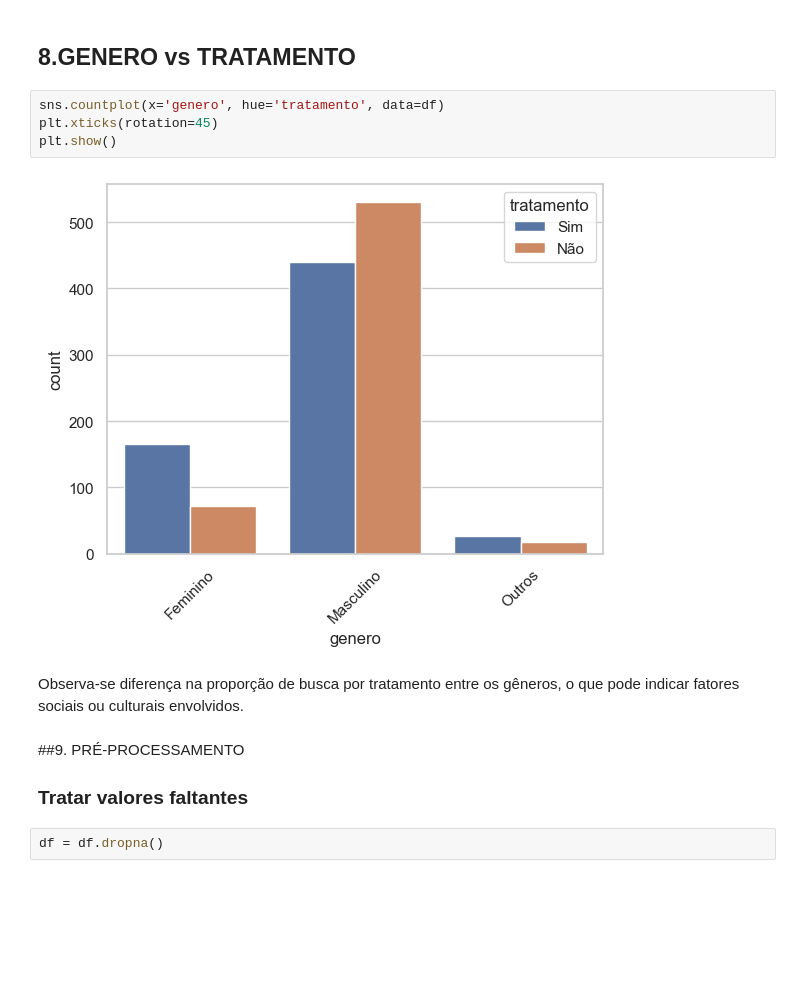
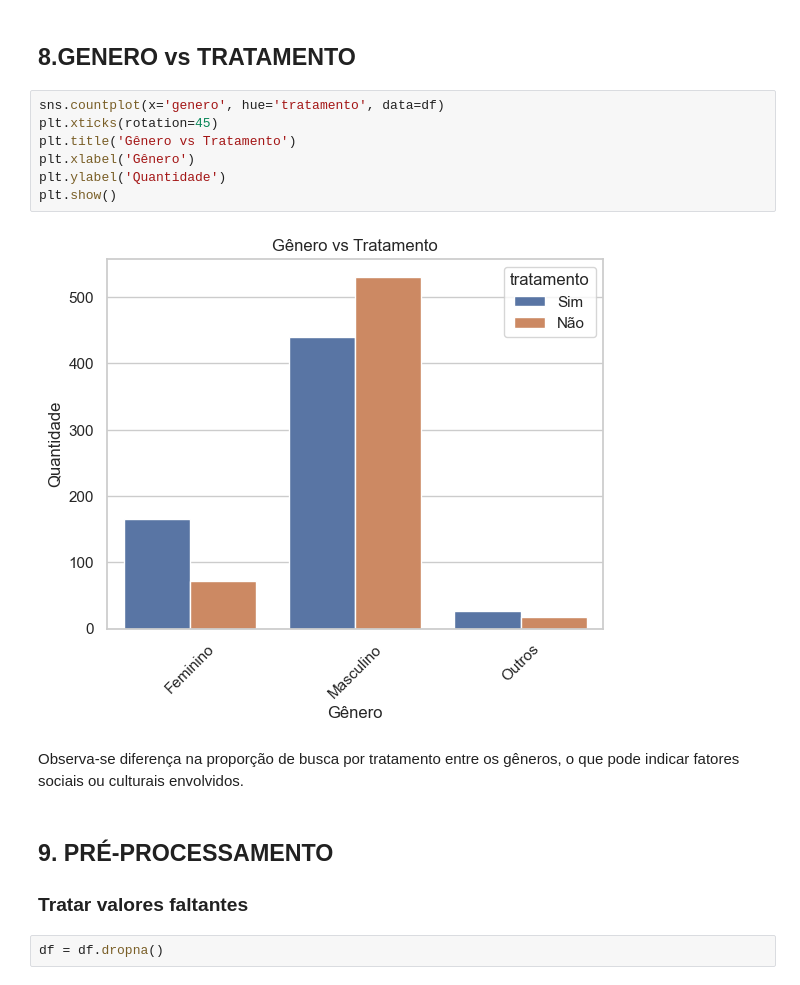
Before and after one commit to AlanTiem/MPV_Analise_Dados_Boas_Praticas, a Jupyter notebook: MPV_Analise_Dados_Boas_Praticas.ipynb, the cells around one changed output. Drawn from its saved outputs; the diff is of its cells as text; blank space fills up the shorter version.

```diff
--- a/MPV_Analise_Dados_Boas_Praticas.ipynb
+++ b/MPV_Analise_Dados_Boas_Praticas.ipynb
@@ -253,13 +253,16 @@ Indivíduos que buscaram tratamento apresentam uma leve variação na distribui
 # %%
 sns.countplot(x='genero', hue='tratamento', data=df)
 plt.xticks(rotation=45)
+plt.title('Gênero vs Tratamento')
+plt.xlabel('Gênero')
+plt.ylabel('Quantidade')
 plt.show()
 # %% [output]
-[figure, old version]
+[figure, new version]
 # %% [markdown]
 Observa-se diferença na proporção de busca por tratamento entre os gêneros, o que pode indicar fatores sociais ou culturais envolvidos.
 # %% [markdown]
-##9. PRÉ-PROCESSAMENTO
+## 9. PRÉ-PROCESSAMENTO
 ### Tratar valores faltantes
 # %%
 df = df.dropna()
```
Also changed, not shown: parts of 9 cells of this notebook.
